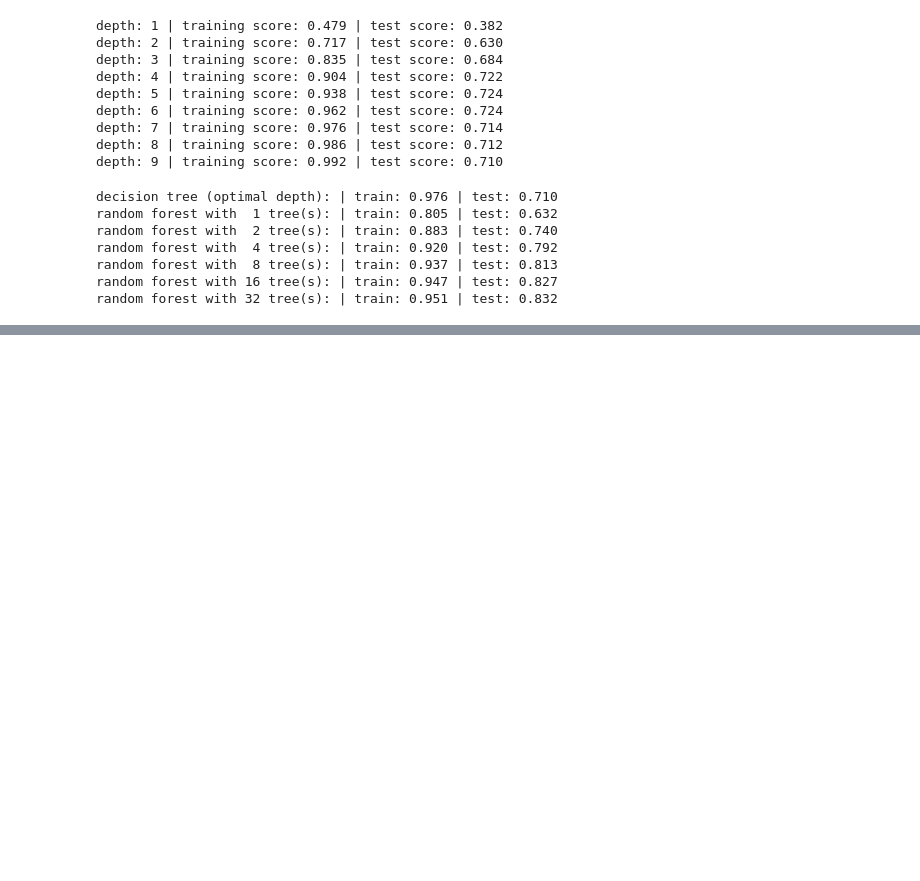
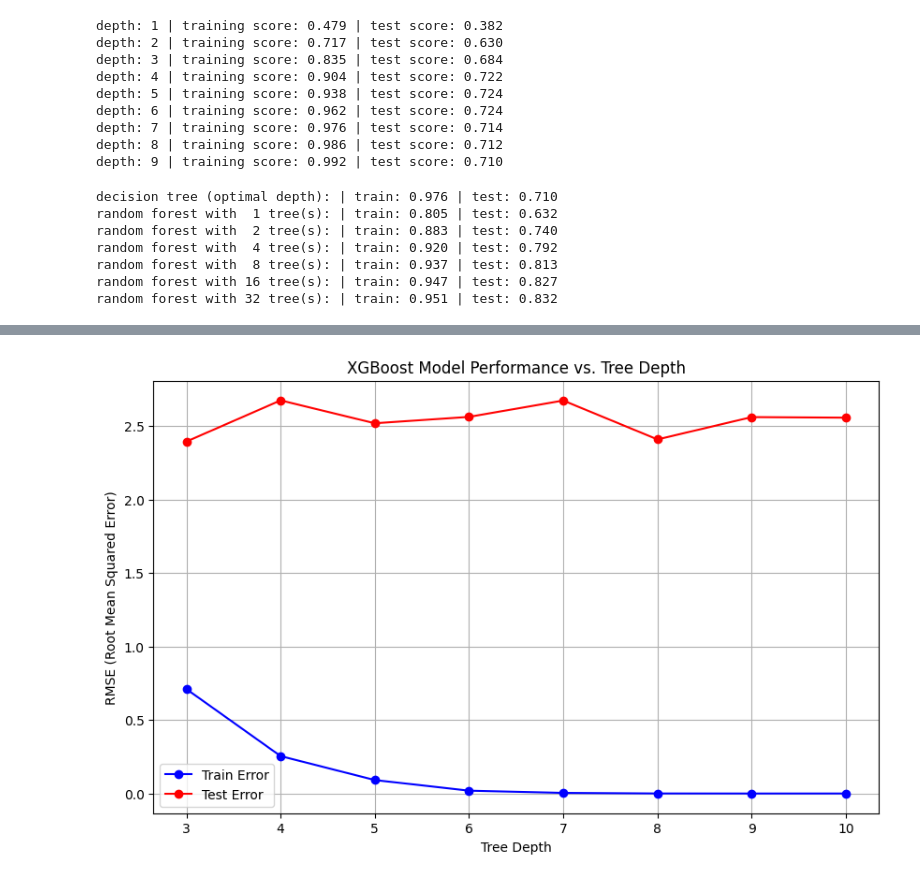
Before and after one commit to davidliu52/ml_learning, a Jupyter notebook: Exercise sheet 10 (programming)-20231103/randomforest.ipynb, the cells around one changed output, grey strips where cells are left out. Saved outputs shown, nothing was run; the diff lists cells and outputs as text; code cells hidden in the pictures; blank space fills up the shorter version.

```diff
--- a/Exercise sheet 10 (programming)-20231103/randomforest.ipynb
+++ b/Exercise sheet 10 (programming)-20231103/randomforest.ipynb
@@ -106,0 +134,25 @@ random forest with 32 tree(s): | train: 0.951 | test: 0.832
+# %%
+
+X, y = boston.data, boston.target
+
+# Step 2: Split the dataset into training and testing sets
+X_train, X_test, y_train, y_test = train_test_split(X, y, test_size=0.2, random_state=42)
+# %%
+depths = [3, 4, 5, 6, 7, 8, 9, 10]
+train_errors = []
+test_errors = []
+# %%
+
+import numpy as np
+for depth in depths:
+    model = xgb.XGBRegressor(max_depth=depth)
+    model.fit(X_train, y_train)
+
+    y_train_pred = model.predict(X_train)
+    y_test_pred = model.predict(X_test)
+
+    train_error = np.sqrt(mean_squared_error(y_train, y_train_pred))
+    test_error = np.sqrt(mean_squared_error(y_test, y_test_pred))
+
+    train_errors.append(train_error)
+    test_errors.append(test_error)
@@ -106,0 +170,14 @@ random forest with 32 tree(s): | train: 0.951 | test: 0.832
+# %%
+import matplotlib.pyplot as plt
+
+plt.figure(figsize=(10, 6))
+plt.plot(depths, train_errors, marker='o', label='Train Error', color='blue')
+plt.plot(depths, test_errors, marker='o', label='Test Error', color='red')
+plt.xlabel('Tree Depth')
+plt.ylabel('RMSE (Root Mean Squared Error)')
+plt.title('XGBoost Model Performance vs. Tree Depth')
+plt.legend()
+plt.grid(True)
+plt.show()
+# %% [output]
+[figure, added]
```
Also changed, not shown: parts of 4 cells of this notebook, 1 other file.
